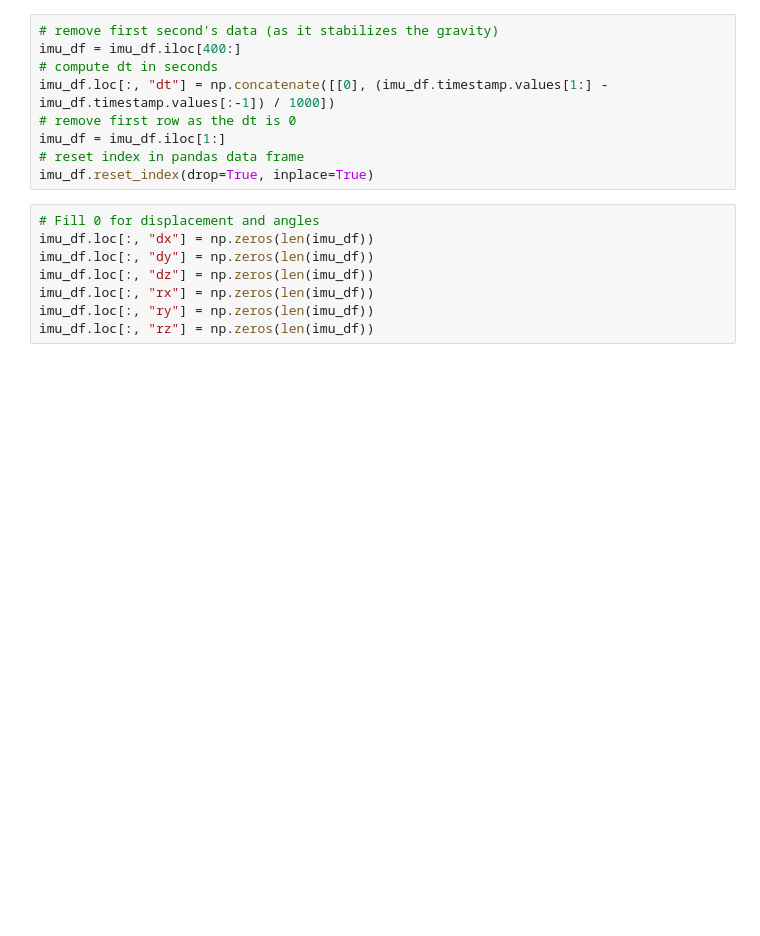
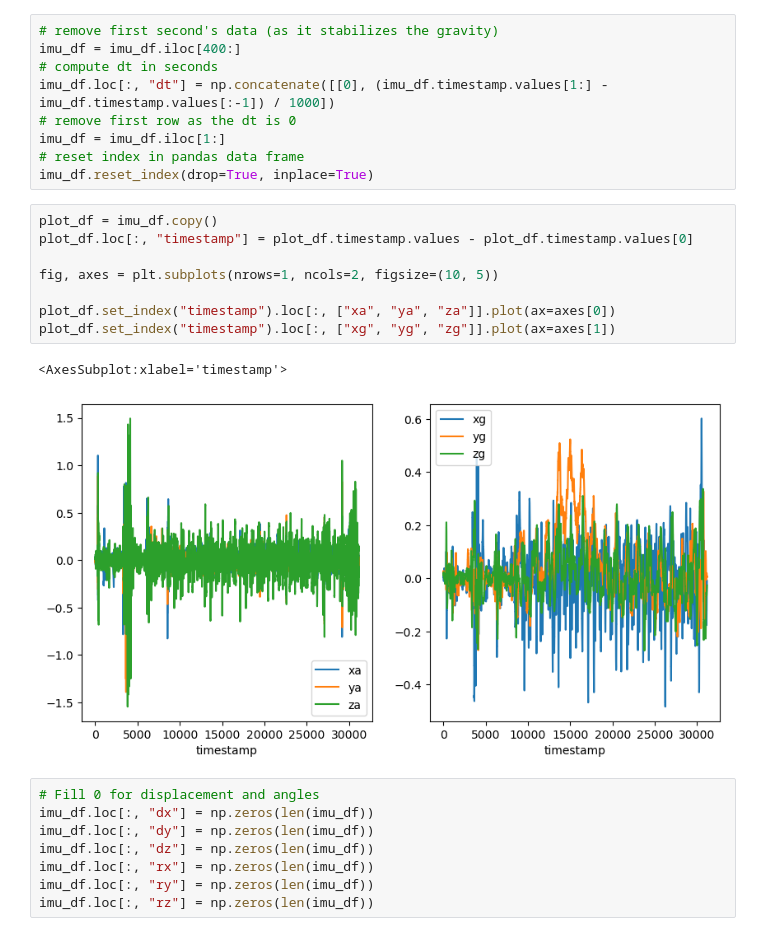
Before and after one commit to localization-as-a-service/local-registration, a Jupyter notebook: imu_trajectory_estimation.ipynb, the cells around one changed output. Cells and saved outputs as stored; diff of their text form; blank space fills up the shorter version.

```diff
--- a/imu_trajectory_estimation.ipynb
+++ b/imu_trajectory_estimation.ipynb
@@ -46,6 +74,17 @@ imu_df.loc[:, "dt"] = np.concatenate([[0], (imu_df.timestamp.values[1:] - imu_df
 imu_df = imu_df.iloc[1:]
 # reset index in pandas data frame
 imu_df.reset_index(drop=True, inplace=True)
+# %%
+plot_df = imu_df.copy()
+plot_df.loc[:, "timestamp"] = plot_df.timestamp.values - plot_df.timestamp.values[0]
+
+fig, axes = plt.subplots(nrows=1, ncols=2, figsize=(10, 5))
+
+plot_df.set_index("timestamp").loc[:, ["xa", "ya", "za"]].plot(ax=axes[0])
+plot_df.set_index("timestamp").loc[:, ["xg", "yg", "zg"]].plot(ax=axes[1])
+# %% [output]
+<AxesSubplot:xlabel='timestamp'>
+[figure, added]
 # %%
 # Fill 0 for displacement and angles
 imu_df.loc[:, "dx"] = np.zeros(len(imu_df))
```
Also changed, not shown: parts of 24 cells of this notebook, 1 other file.
